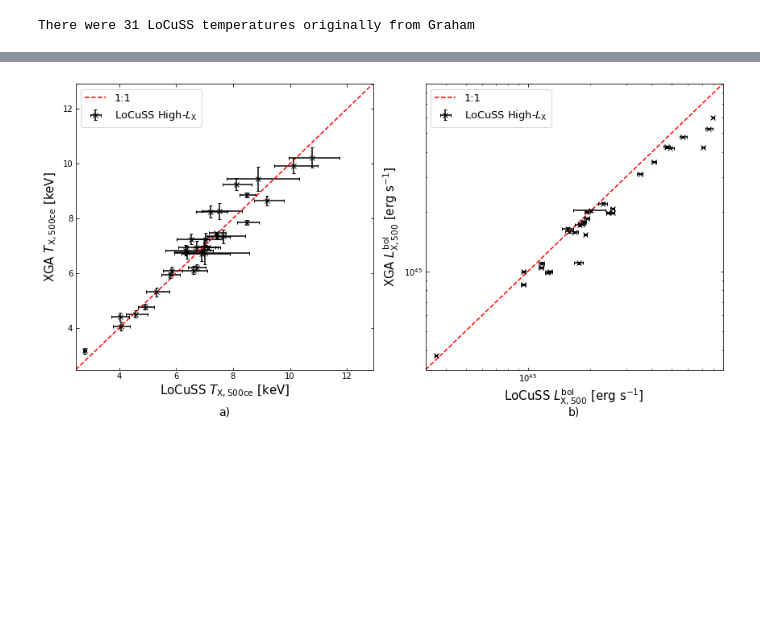
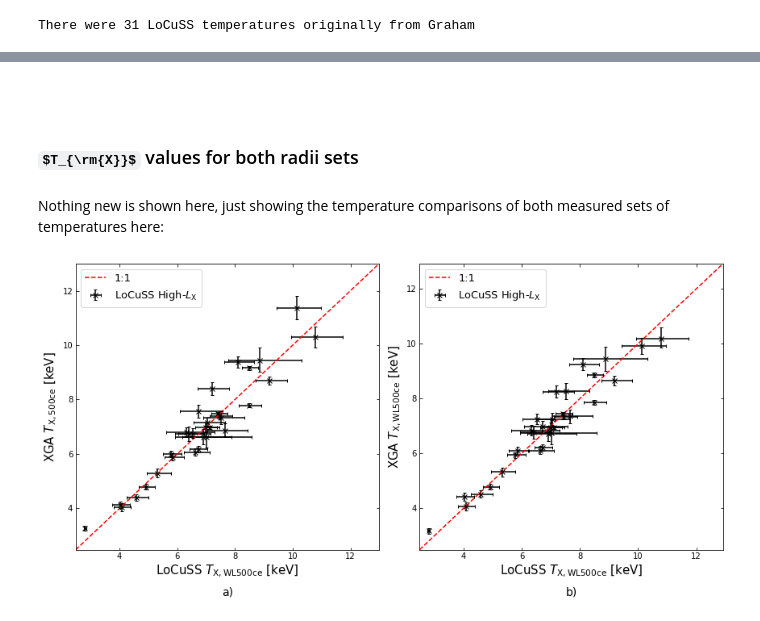
Before and after one commit to DavidT3/XCS-Mass-Paper-I-Analysis, a Jupyter notebook: notebooks/temp_lum_comparisons/locuss_comparisons.ipynb, the cells around one changed output, grey strips where cells are left out. Drawn from its saved outputs; the diff is of its cells as text; code cells hidden in the pictures; some formulas as TeX source; blank space fills up the shorter version.

```diff
--- a/notebooks/temp_lum_comparisons/locuss_comparisons.ipynb
+++ b/notebooks/temp_lum_comparisons/locuss_comparisons.ipynb
@@ -157,21 +174,25 @@ loclit_lxbol = Quantity(loclit_lxbol)
 # %%
-wl_locuss_txce_all = locuss_srcs.Tx(wl_rads, inner_radius=0.15*wl_rads, quality_checks=False)
-wl_locuss_txce_all[~with_wl] = Quantity([np.NaN, np.NaN, np.NaN], 'keV')
-wl_locuss_txce = locuss_srcs.Tx(wl_rads, inner_radius=0.15*wl_rads, quality_checks=True)
+wl_locuss_txce = locuss_srcs.Tx(wl_rads, inner_radius=0.15*wl_rads, quality_checks=False)
 wl_locuss_txce[~with_wl] = Quantity([np.NaN, np.NaN, np.NaN], 'keV')
 
-wl_locuss_lxbocel_all = locuss_srcs.Lx(wl_rads, inner_radius=0.15*wl_rads, quality_checks=False,
+wl_locuss_lx52ce = locuss_srcs.Lx(wl_rads, inner_radius=0.15*wl_rads, quality_checks=False,
+                                lo_en=Quantity(0.5, 'keV'), hi_en=Quantity(2.0, 'keV'))
+wl_locuss_lx52ce[~with_wl] = Quantity([np.NaN, np.NaN, np.NaN], 'erg/s')
+
+wl_locuss_lxbolce = locuss_srcs.Lx(wl_rads, inner_radius=0.15*wl_rads, quality_checks=False,
                                        lo_en=Quantity(0.01, 'keV'), hi_en=Quantity(100.0, 'keV'))
-wl_locuss_lxbocel_all[~with_wl] = Quantity([np.NaN, np.NaN, np.NaN], 'erg/s')
-wl_locuss_lxbolce = locuss_srcs.Lx(wl_rads, inner_radius=0.15*wl_rads, quality_checks=True,
-                                   lo_en=Quantity(0.01, 'keV'), hi_en=Quantity(100.0, 'keV'))
 wl_locuss_lxbolce[~with_wl] = Quantity([np.NaN, np.NaN, np.NaN], 'erg/s')
 
-wl_locuss_lxbol_all = locuss_srcs.Lx(wl_rads, quality_checks=False, lo_en=Quantity(0.01, 'keV'),
+
+wl_locuss_tx = locuss_srcs.Tx(wl_rads, quality_checks=False)
+wl_locuss_tx[~with_wl] = Quantity([np.NaN, np.NaN, np.NaN], 'keV')
+
+wl_locuss_lx52 = locuss_srcs.Lx(wl_rads, quality_checks=False, lo_en=Quantity(0.5, 'keV'),
+                                     hi_en=Quantity(2.0, 'keV'))
+wl_locuss_lx52[~with_wl] = Quantity([np.NaN, np.NaN, np.NaN], 'erg/s')
+
+wl_locuss_lxbol = locuss_srcs.Lx(wl_rads, quality_checks=False, lo_en=Quantity(0.01, 'keV'),
                                      hi_en=Quantity(100.0, 'keV'))
-wl_locuss_lxbol_all[~with_wl] = Quantity([np.NaN, np.NaN, np.NaN], 'erg/s')
-wl_locuss_lxbol = locuss_srcs.Lx(wl_rads,  quality_checks=True, lo_en=Quantity(0.01, 'keV'),
-                                 hi_en=Quantity(100.0, 'keV'))
 wl_locuss_lxbol[~with_wl] = Quantity([np.NaN, np.NaN, np.NaN], 'erg/s')
 # %% [markdown]
 ## Direct comparisons between original and XGA measurements
@@ -238,0 +259,4 @@ $[1181,~1231,~1320,~1115,~1020,~760,~1513,~1170,~1092,~1144,~1149,~1080,~1200,~1
+# %%
+fit_comp(loclit_tx, wl_locuss_txce, [[0, 100], [0, 5]], r"LoCuSS $T_{\rm{X, WL500ce}}$ [keV]",
+         r"XGA $T_{\rm{X, WL500ce}}$ [keV]", Quantity(1, 'keV'),  num_steps=20000, view_chains=True,
+         linear=True, view_corner=True)
@@ -239,8 +270,15 @@ $[1181,~1231,~1320,~1115,~1020,~760,~1513,~1170,~1092,~1144,~1149,~1080,~1200,~1
+# %% [markdown]
+###
+# %% [markdown]
+### $T_{\rm{X}}$ values for both radii sets
+# %% [markdown]
+Nothing new is shown here, just showing the temperature comparisons of both measured sets of temperatures here:
 # %%
-direct_comparison_plot([loclit_tx, loclit_lxbol], [wl_locuss_txce, wl_locuss_lxbol],
-                       [r"LoCuSS $T_{\rm{X, 500ce}}$ [keV]", r"LoCuSS $L^{\rm{bol}}_{\rm{X, 500}}$ [erg s$^{-1}$]"],
-                       [r"XGA $T_{\rm{X, 500ce}}$ [keV]", r"XGA $L^{\rm{bol}}_{\rm{X, 500}}$ [erg s$^{-1}$]"],
-                       r"LoCuSS High-$L_{\rm{X}}$", (12, 6), ['linear', 'log'], ['linear', 'log'],
-                       savepath='../../outputs/figures/locuss_WLrad_Txce_Lxbol_comp.pdf')
+direct_comparison_plot([loclit_tx, loclit_tx], [locuss_txce, wl_locuss_txce],
+                       [r"LoCuSS $T_{\rm{X, WL500ce}}$ [keV]",
+                        r"LoCuSS $T_{\rm{X, WL500ce}}$ [keV]"],
+                       [r"XGA $T_{\rm{X, 500ce}}$ [keV]", r"XGA $T_{\rm{X, WL500ce}}$ [keV]"],
+                       r"LoCuSS High-$L_{\rm{X}}$", (12, 6), ['linear', 'linear'], ['linear', 'linear'],
+                       savepath='../../outputs/figures/locuss_Tx500ce_Tx500wlce_comp.pdf')
 # %% [output]
-[figure, old version]
+[figure, new version]
```
Also changed, not shown: parts of 46 cells of this notebook.
